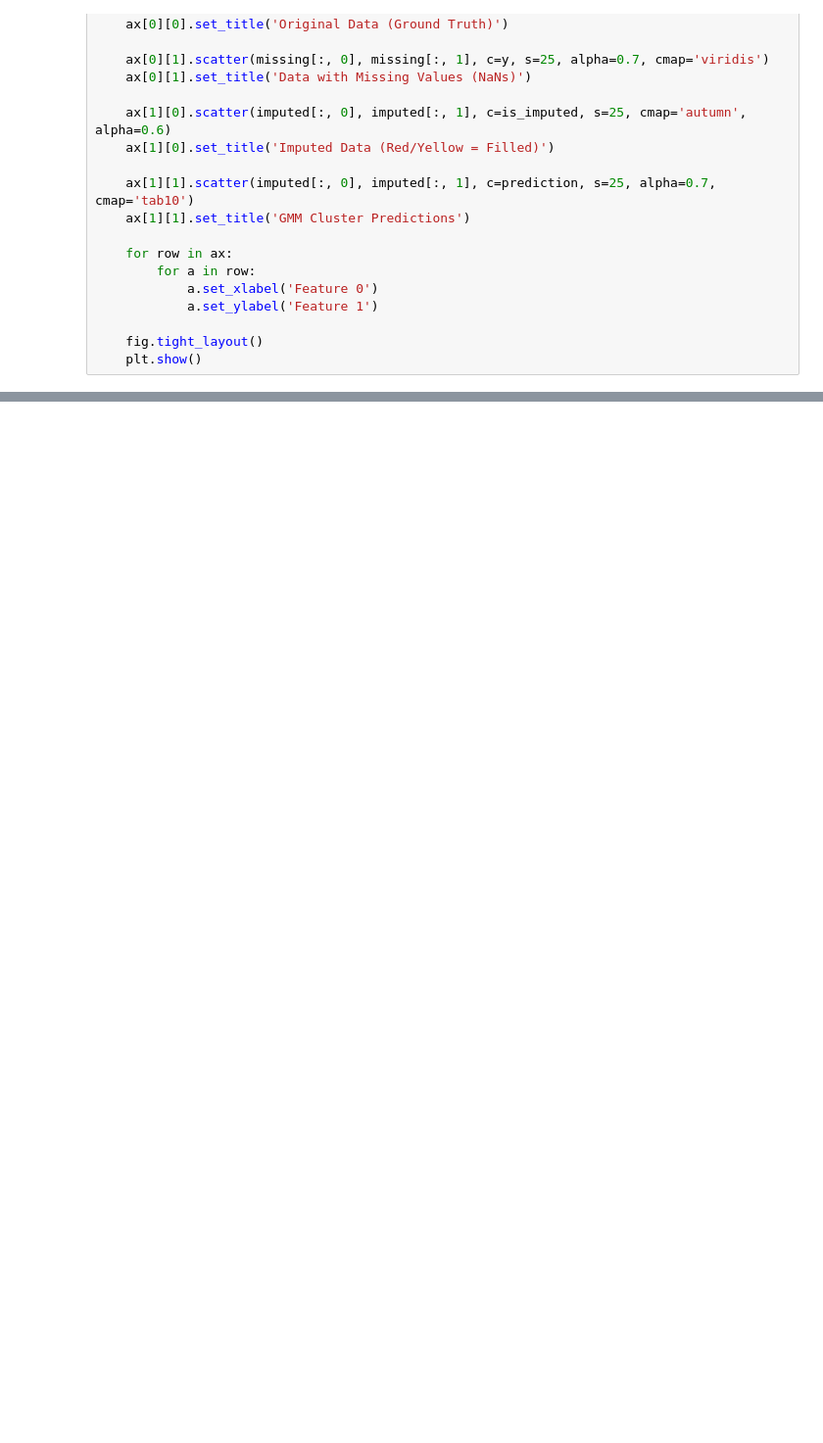
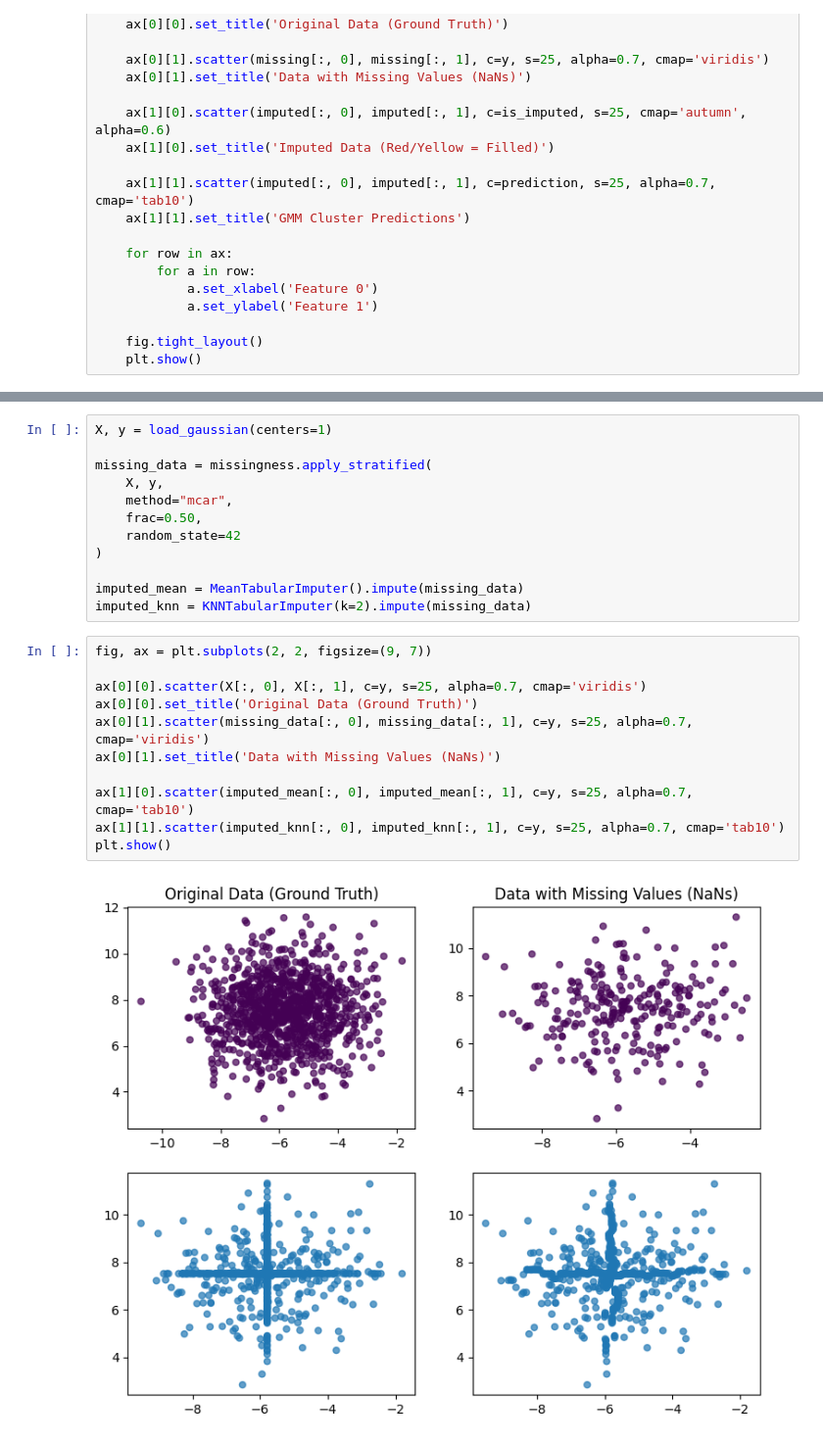
Before and after one commit to woullufy/deep-imputation-techniques, a Jupyter notebook: notebooks/gmm/sample.ipynb, the cells around one changed output, grey strips where cells are left out. Shown at 98% size. Saved outputs shown, nothing was run; the diff lists cells and outputs as text; blank space fills up the shorter version.

Commit message:
Added new TabularImputers

```diff
--- a/notebooks/gmm/sample.ipynb
+++ b/notebooks/gmm/sample.ipynb
@@ -124,0 +126,25 @@ NMI: 0.8900
+# %%
+X, y = load_gaussian(centers=1)
+
+missing_data = missingness.apply_stratified(
+    X, y,
+    method="mcar",
+    frac=0.50,
+    random_state=42
+)
+
+imputed_mean = MeanTabularImputer().impute(missing_data)
+imputed_knn = KNNTabularImputer(k=2).impute(missing_data)
+# %%
+fig, ax = plt.subplots(2, 2, figsize=(9, 7))
+
+ax[0][0].scatter(X[:, 0], X[:, 1], c=y, s=25, alpha=0.7, cmap='viridis')
+ax[0][0].set_title('Original Data (Ground Truth)')
+ax[0][1].scatter(missing_data[:, 0], missing_data[:, 1], c=y, s=25, alpha=0.7, cmap='viridis')
+ax[0][1].set_title('Data with Missing Values (NaNs)')
+
+ax[1][0].scatter(imputed_mean[:, 0], imputed_mean[:, 1], c=y, s=25, alpha=0.7, cmap='tab10')
+ax[1][1].scatter(imputed_knn[:, 0], imputed_knn[:, 1], c=y, s=25, alpha=0.7, cmap='tab10')
+plt.show()
+# %% [output]
+[figure, added]
```
Also changed, not shown: parts of 4 cells of this notebook, 6 other files.
